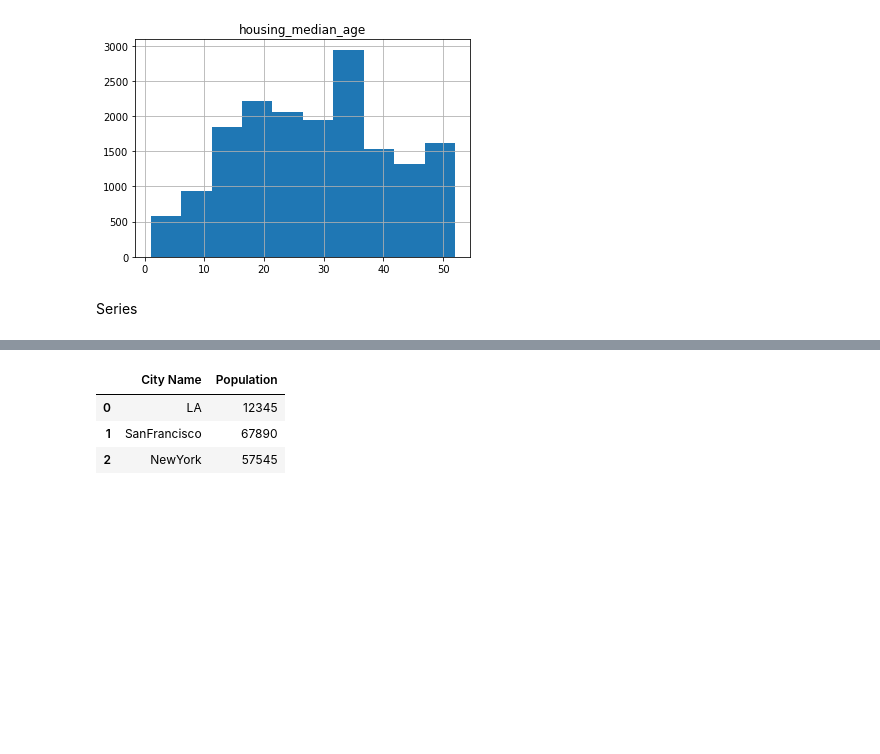
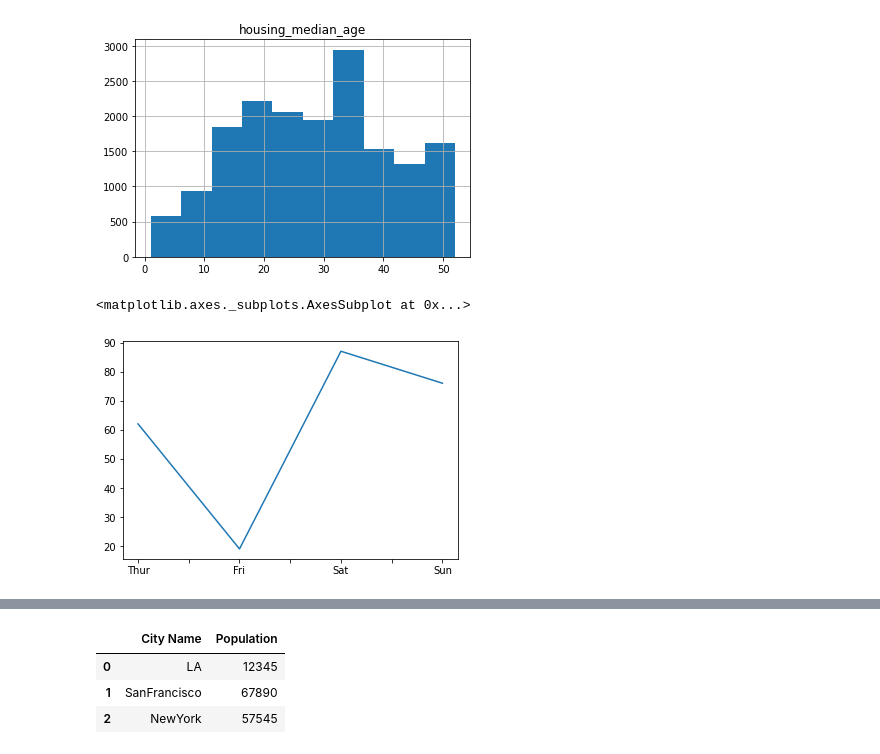
Before and after one commit to Jake0925/Pandas, a Jupyter notebook: Pandas2.ipynb, the cells around one changed output, grey strips where cells are left out. Drawn from its saved outputs; the diff is of its cells as text; code cells hidden in the pictures; blank space fills up the shorter version.

```diff
--- a/Pandas2.ipynb
+++ b/Pandas2.ipynb
@@ -3,3 +3,6 @@
 # %%
 import pandas as pd
 import numpy as np
+import matplotlib.pyplot as plt
+import seaborn as sns
+tips = sns.load_dataset('tips')
@@ -26,5 +38,8 @@ california_housing_dataframe.hist('housing_median_age')
 array([[<matplotlib.axes._subplots.AxesSubplot object at 0x...>]],
       dtype=object)
 [figure]
-# %% [markdown]
-Series
+# %%
+tips['day'].value_counts().sort_index().plot()
+# %% [output]
+<matplotlib.axes._subplots.AxesSubplot at 0x...>
+[figure, added]
```
Also changed, not shown: parts of 22 cells of this notebook.
